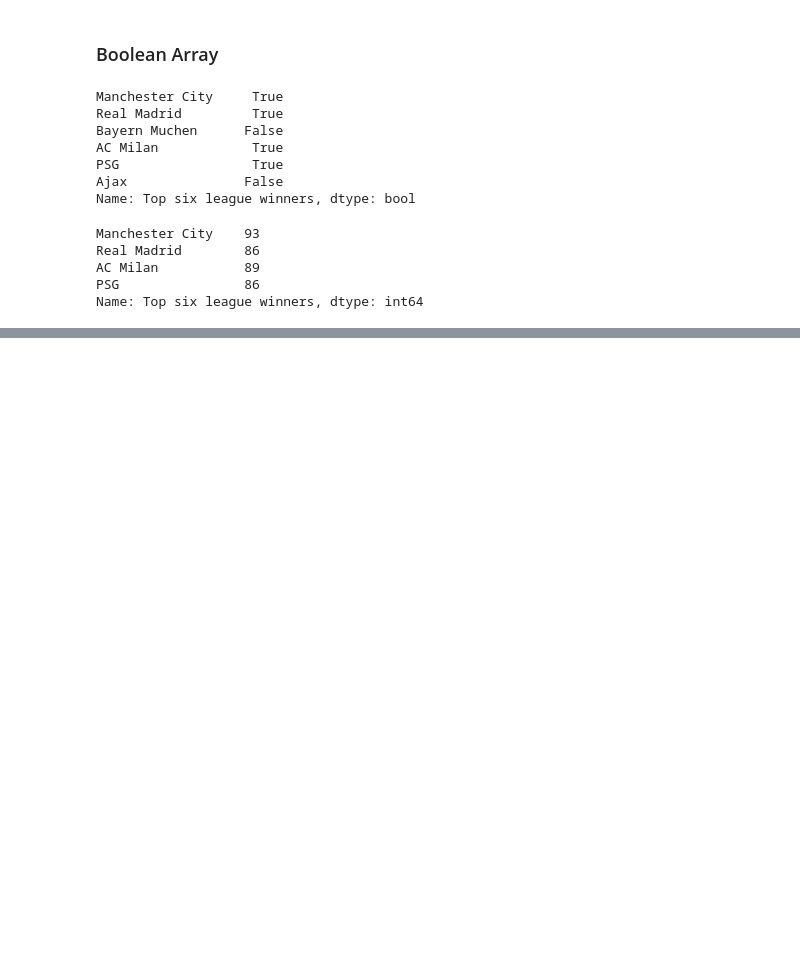
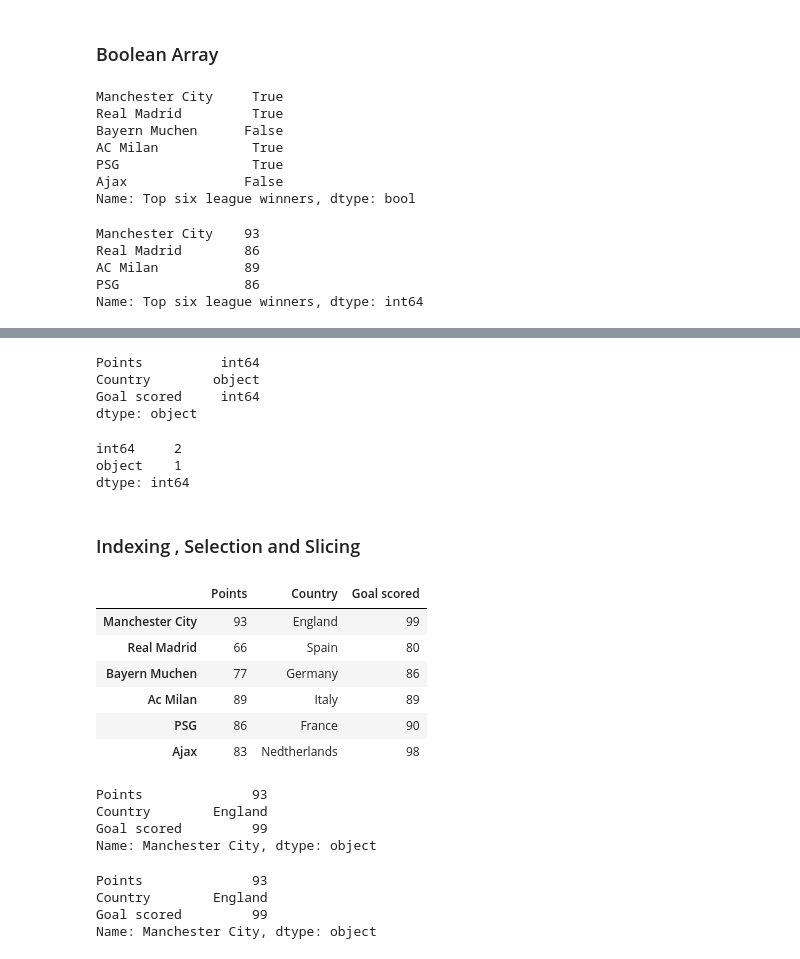
Before and after one commit to Nitroson/PANDAS-TUTORIALS, a Jupyter notebook: My Pandas tutorials.ipynb, the cells around one changed output, grey strips where cells are left out. Cells and saved outputs as stored; diff of their text form; code cells hidden in the pictures; blank space fills up the shorter version.

```diff
--- a/My Pandas tutorials.ipynb
+++ b/My Pandas tutorials.ipynb
@@ -258,0 +390,40 @@ Name: Top six league winners, dtype: int64
+# %%
+df.dtypes
+# %% [output]
+Points          int64
+Country        object
+Goal scored     int64
+dtype: object
+# %%
+df.dtypes.value_counts()
+# %% [output]
+int64     2
+object    1
+dtype: int64
+# %% [markdown]
+
+### Indexing , Selection and Slicing
+# %%
+df
+# %% [output]
+|  | Points | Country | Goal scored |
+| Manchester City | 93 | England | 99 |
+| Real Madrid | 66 | Spain | 80 |
+| Bayern Muchen | 77 | Germany | 86 |
+| Ac Milan | 89 | Italy | 89 |
+| PSG | 86 | France | 90 |
+| Ajax | 83 | Nedtherlands | 98 |
+# %%
+df.iloc[0]
+# %% [output]
+Points              93
+Country        England
+Goal scored         99
+Name: Manchester City, dtype: object
+# %%
+df.loc["Manchester City"]
+# %% [output]
+Points              93
+Country        England
+Goal scored         99
+Name: Manchester City, dtype: object
```
Also changed, not shown: parts of 25 cells of this notebook.
